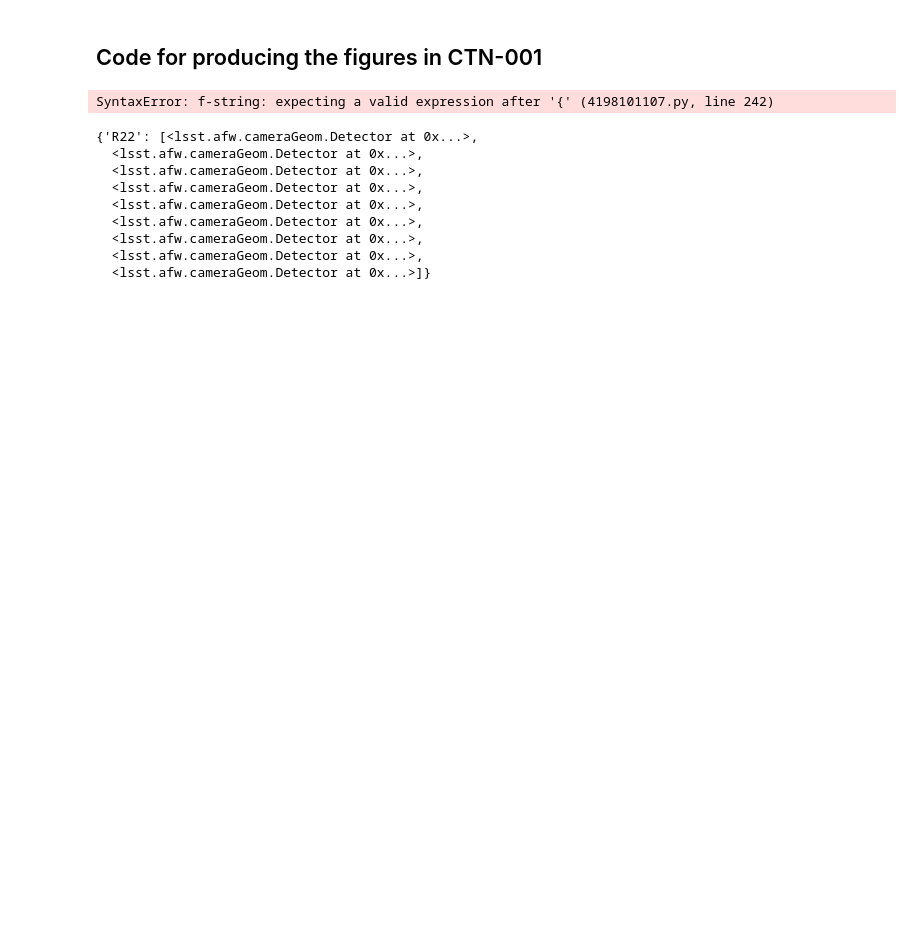
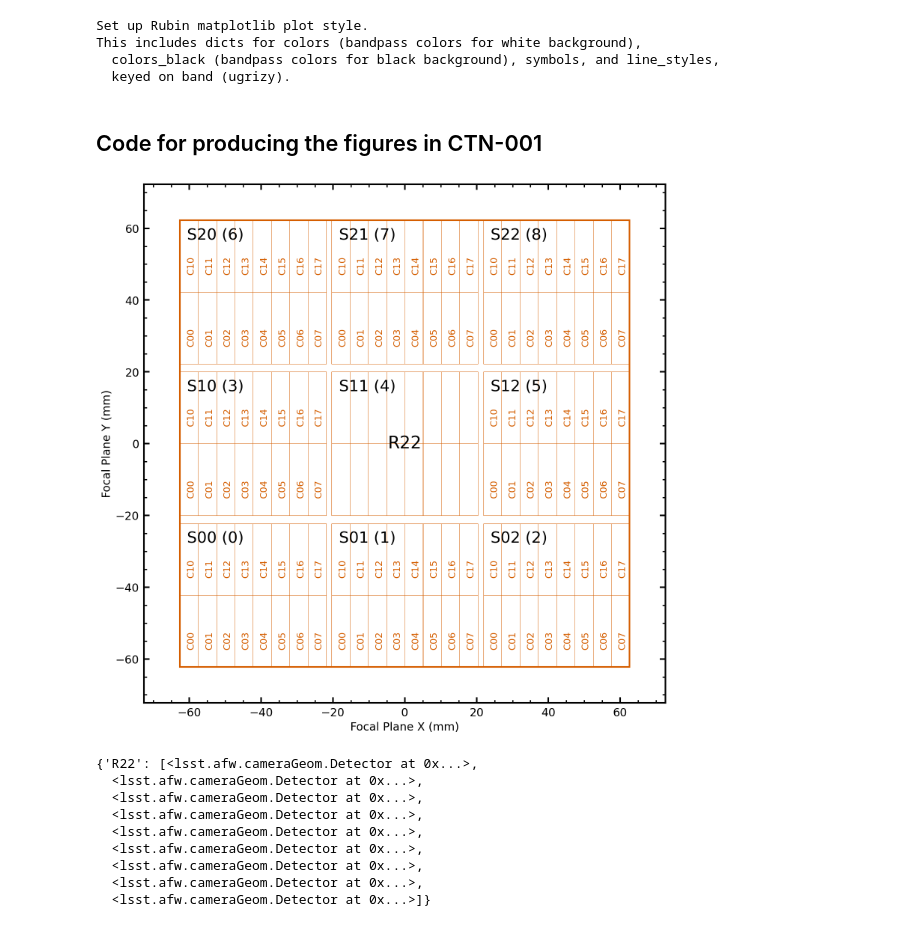
Before and after one commit to lsst/rtn-095, a Jupyter notebook: notebooks/focal-plane-LSSTCam-ComCam-CTN-001-FIG1.ipynb, the cells around one changed output. Saved outputs shown, nothing was run; the diff lists cells and outputs as text; code cells hidden in the pictures; blank space fills up the shorter version.

Commit message:
clean up focal plane notebook

```diff
--- a/notebooks/focal-plane-LSSTCam-ComCam-CTN-001-FIG1.ipynb
+++ b/notebooks/focal-plane-LSSTCam-ComCam-CTN-001-FIG1.ipynb
@@ -19,6 +25,15 @@ from lsst.geom import Box2D, Point2D
 # %%
-# Applying the Rubin DP1 paper custom style sheet to all of the graphs to be created in this notebook
-plt.style.use('../rubin.mplstyle')
+# Setup publication style
+publication_plots.set_rubin_plotstyle()
+colors = get_multiband_plot_colors()
+bands = colors.keys()  # important to get the right order for plot legends
+bands_dict = publication_plots.get_band_dicts()
+%matplotlib inline
+# %% [output]
+Set up Rubin matplotlib plot style.
+This includes dicts for colors (bandpass colors for white background),
+  colors_black (bandpass colors for black background), symbols, and line_styles,
+  keyed on band (ugrizy).
 # %%
 # Mapping provided by Seth Digel via eTraveler, see CTN-001
 raft_mapping_lsst = {
@@ -218,7 +233,7 @@ def plot_box(ax, box, edgecolor='black', linewidth=1, linestyle='-'):
 ###############################################################################
 # Main plotting function
 
-def plot_lsst_focal_plane():
+def plot_lsst_focal_plane(output_file_name):
     """
     Plot the LSSTCam focal plane using LSST stack functions.
 
@@ -453,10 +468,10 @@ def plot_lsst_focal_plane():
 
     # Publication-quality axis labels and ticks.
     if display_module_and_serial:
-        file_name = f"{camera_name}_focal_plane_CTN_001_FIG2.pdf"
-        fig_title = f"{camera_name} Focal Plane by Raft and Sensor Serial Numbers"
+        file_name = f"../figures/{camera_name}_focal_plane_with_serial.png"
+        fig_title = f"../figures/{camera_name} Focal Plane by Raft and Sensor Serial Numbers"
     else:
-        file_name = f"{camera_name}_focal_plane_CTN_001_FIG1.pdf"
+        file_name = f"{camera_name}_focal_plane.png"
         fig_title = f"{camera_name} Focal Plane by Raft, Sensor, and Amplifier"
 
     # ax.set_title(fig_title, fontsize=title_fontsize)
@@ -495,10 +510,11 @@ def plot_lsst_focal_plane():
 
 # To use, simply call:
 # plot_lsst_focal_plane()
-# %% [output]
-SyntaxError: f-string: expecting a valid expression after '{' (4198101107.py, line 242)
 # %%
-plot_lsst_focal_plane()
+output_file_path = '../figures/ComCam_focal_plane.png'
+plot_lsst_focal_plane(output_file_path)
+# %% [output]
+[figure, added]
 # %%
 raft_dict = {}
 for det in camera:
```
Also changed, not shown: parts of 1 cell of this notebook.
